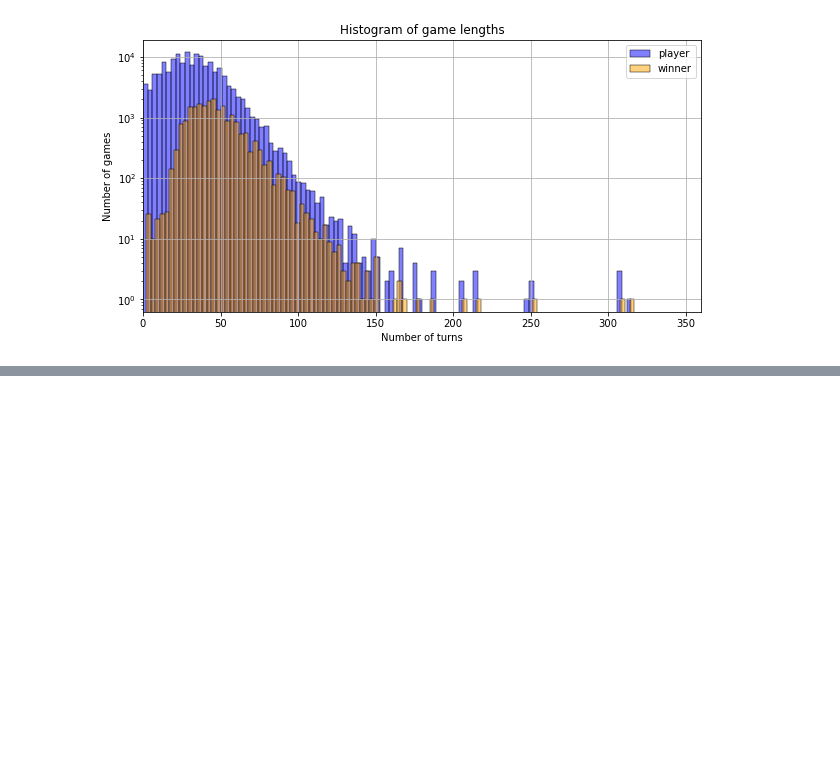
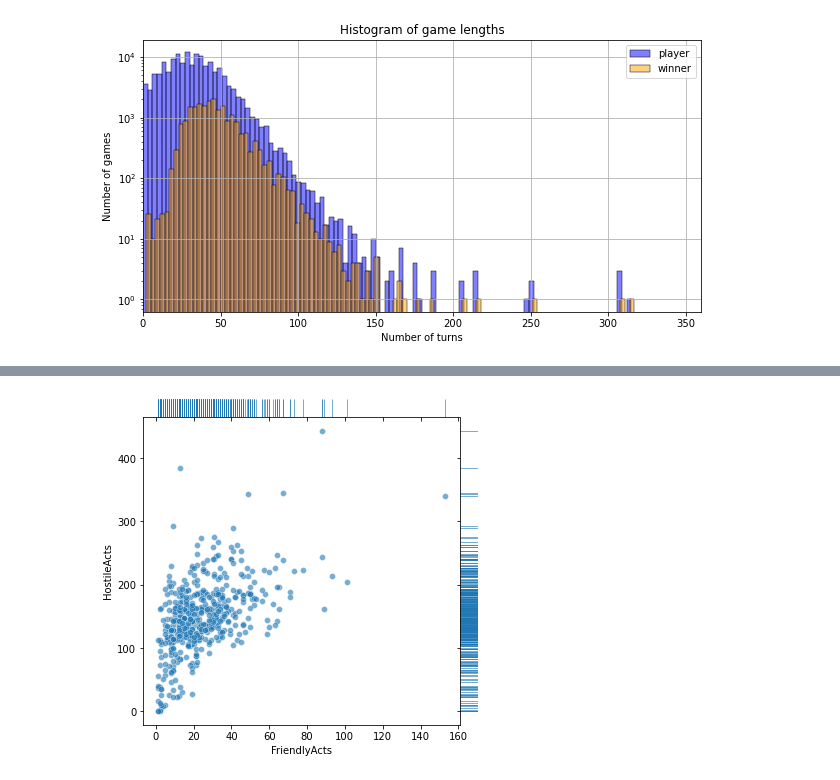
Before and after one commit to epfl-ada/ada-2020-project-milestone-p3-p3_chic, a Jupyter notebook: p4-part2.ipynb, the cells around one changed output, grey strips where cells are left out. Cells and saved outputs as stored; diff of their text form; code cells hidden in the pictures; blank space fills up the shorter version.

Commit message:
Plot #acts of hostility vs. #acts of friendship

```diff
--- a/p4-part2.ipynb
+++ b/p4-part2.ipynb
@@ -351,3 +351,8 @@ plt.legend(["player","winner"])
 plt.show()
 # %% [output]
 [figure]
+# %%
+# sample of 500 games picked randomly from the original dataset
+games_features = np.load("data/subset500_N1_unfiltered/games_features_id.npy", allow_pickle=True)
+unfiltered_games_features = pd.DataFrame({'FriendlyActs': games_features[:, 0], 'HostileActs': games_features[:, 1]})
+unfiltered_games_features.head()
@@ -353,0 +366,7 @@ plt.show()
+# %%
+g = sns.JointGrid(data=unfiltered_games_features, x="FriendlyActs", y="HostileActs", space=0, ratio=17);
+g.plot_joint(sns.scatterplot, sizes=(30, 120),
+             palette="tab20c", alpha=.6, legend=False);
+g.plot_marginals(sns.rugplot, height=1, palette="tab20c", alpha=.6);
+# %% [output]
+[figure, added]
```
Also changed, not shown: parts of 3 cells of this notebook, 1 other file.
